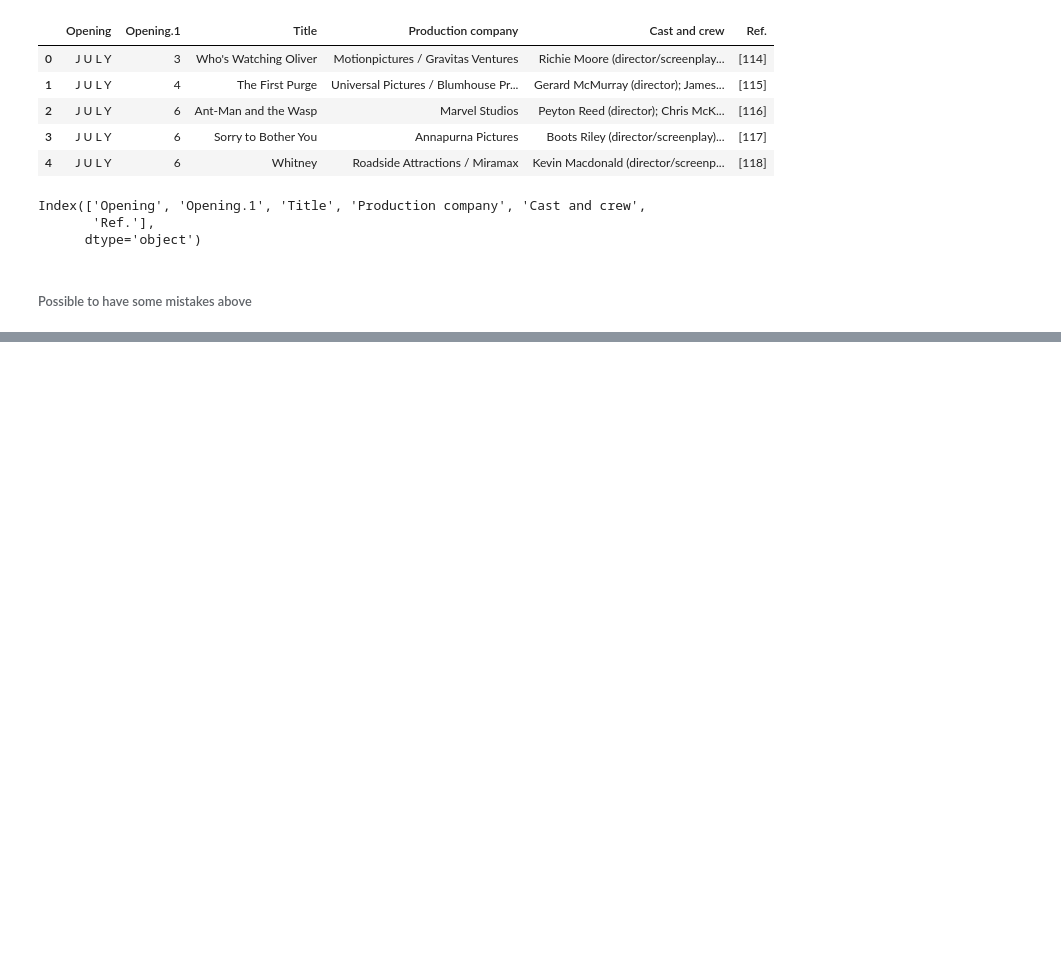
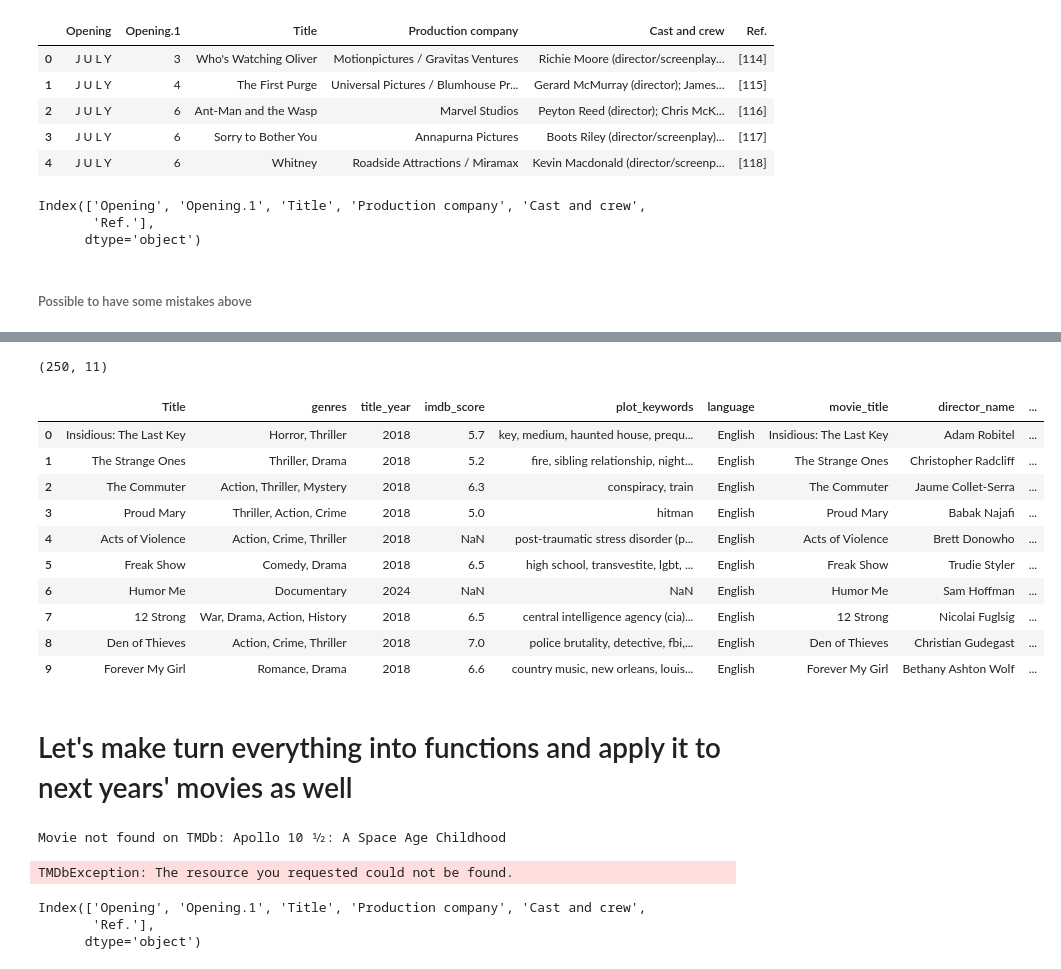
Before and after one commit to Mehm3tAk1f/Machine_Learning_Projects, a Jupyter notebook: recommendation-system/recommendation-system.ipynb, the cells around one changed output, grey strips where cells are left out. Cells and saved outputs as stored; diff of their text form; code cells hidden in the pictures; blank space fills up the shorter version.

```diff
--- a/recommendation-system/recommendation-system.ipynb
+++ b/recommendation-system/recommendation-system.ipynb
@@ -343,0 +466,2 @@ np.int64(15)
+# %%
+df.loc[df['movie_title'] == 'Bohemian Rhapsody', 'director_name'] = 'Bryan Singer'
@@ -343,0 +488,78 @@ np.int64(15)
+# %%
+df = df.drop(columns=['Cast and crew'])
+# %%
+df.shape
+# %% [output]
+(250, 11)
+# %%
+df.head(10)
+# %% [output]
+|  | Title | genres | title_year | imdb_score | plot_keywords | language | movie_title | director_name | ... |
+| 0 | Insidious: The Last Key | Horror, Thriller | 2018 | 5.7 | key, medium, haunted house, prequ... | English | Insidious: The Last Key | Adam Robitel | ... |
+| 1 | The Strange Ones | Thriller, Drama | 2018 | 5.2 | fire, sibling relationship, night... | English | The Strange Ones | Christopher Radcliff | ... |
+| 2 | The Commuter | Action, Thriller, Mystery | 2018 | 6.3 | conspiracy, train | English | The Commuter | Jaume Collet-Serra | ... |
+| 3 | Proud Mary | Thriller, Action, Crime | 2018 | 5.0 | hitman | English | Proud Mary | Babak Najafi | ... |
+| 4 | Acts of Violence | Action, Crime, Thriller | 2018 | NaN | post-traumatic stress disorder (p... | English | Acts of Violence | Brett Donowho | ... |
+| 5 | Freak Show | Comedy, Drama | 2018 | 6.5 | high school, transvestite, lgbt, ... | English | Freak Show | Trudie Styler | ... |
+| 6 | Humor Me | Documentary | 2024 | NaN | NaN | English | Humor Me | Sam Hoffman | ... |
+| 7 | 12 Strong | War, Drama, Action, History | 2018 | 6.5 | central intelligence agency (cia)... | English | 12 Strong | Nicolai Fuglsig | ... |
+| 8 | Den of Thieves | Action, Crime, Thriller | 2018 | 7.0 | police brutality, detective, fbi,... | English | Den of Thieves | Christian Gudegast | ... |
+| 9 | Forever My Girl | Romance, Drama | 2018 | 6.6 | country music, new orleans, louis... | English | Forever My Girl | Bethany Ashton Wolf | ... |
+# %% [markdown]
+# Let's make turn everything into functions and apply it to next years' movies as well
+# %%
+for i in range(2022, 2026):
+    link = f'https://en.wikipedia.org/wiki/List_of_American_films_of_{i}'
+    df1 = pd.read_html(link, header=0)[2]
+    df2 = pd.read_html(link, header=0)[3]
+    df3 = pd.read_html(link, header=0)[4]
+    df4 = pd.read_html(link, header=0)[5]
+
+    df = pd.concat([df1, df2, df3, df4], ignore_index=True)
+    df = df[['Title', 'Cast and crew']]
+
+    df.dropna(subset=['Title', 'Cast and crew'], inplace=True, axis='index', how='any')
+
+    df['genres'] = np.nan
+    df['title_year'] = np.nan
+    df['imdb_score'] = np.nan
+    df['plot_keywords'] = np.nan
+    df['language'] = np.nan
+    df['movie_title'] = df['Title']
+
+    for row in df.itertuples(index=True, name='PandasRow'):
+        movie_title = row.Title
+        if pd.isna(movie_title):
+            continue
+        details = get_movie_details(movie_title)
+
+
+
+        df.at[row.Index, 'genres'] = details['genres'] if pd.notna(details['genres']) else np.nan
+        df.at[row.Index, 'title_year'] = details['year']
+        df.at[row.Index, 'imdb_score'] = details['imdb_score']
+        df.at[row.Index, 'plot_keywords'] = details['plot_keywords']
+        df.at[row.Index, 'language'] = details['language']
+
+    df = get_language_code(df)
+    df = df.apply(crew_and_cast, axis=1)
+    print(f"Processed movies for the year {i}.\n Languages: {df['language'].unique()}")
+    df.dropna(subset=needed_columns, inplace=True)
+    df.drop(columns=['Cast and crew', 'Title'], inplace=True)
+    df.to_csv(f'movies_{i}.csv', index=False)
+# %% [output]
+Movie not found on TMDb: Apollo 10 1⁄2: A Space Age Childhood
+TMDbException: The resource you requested could not be found.
+# %%
+link = f'https://en.wikipedia.org/wiki/List_of_American_films_of_2022'
+df1 = pd.read_html(link, header=0)[2]
+df2 = pd.read_html(link, header=0)[3]
+df3 = pd.read_html(link, header=0)[4]
+df4 = pd.read_html(link, header=0)[5]
+
+df = pd.concat([df1, df2, df3, df4], ignore_index=True)
+df.columns
+# %% [output]
+Index(['Opening', 'Opening.1', 'Title', 'Production company', 'Cast and crew',
+       'Ref.'],
+      dtype='object')
```
Also changed, not shown: parts of 14 cells of this notebook, 9 other files.
